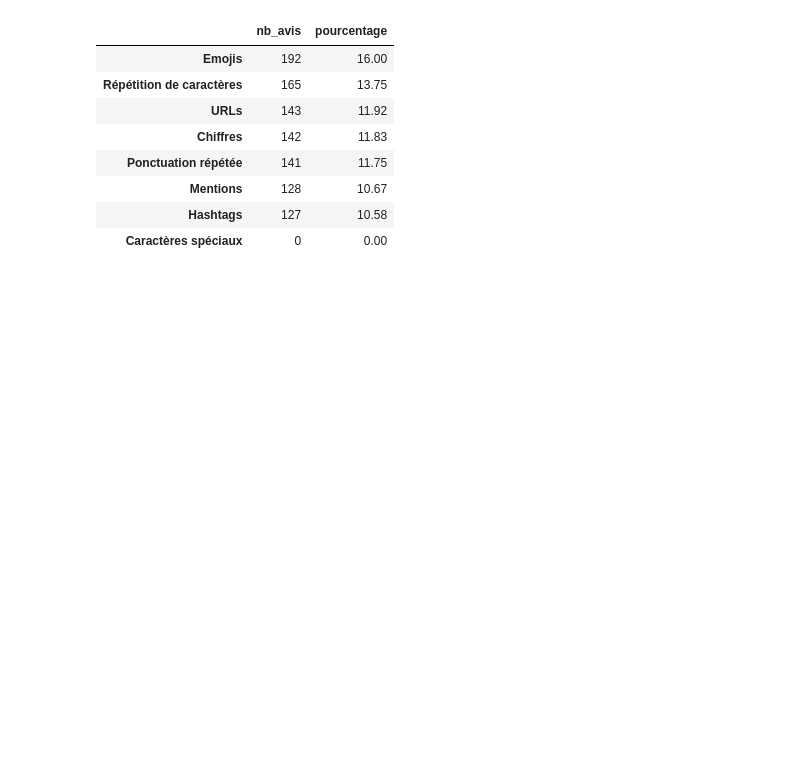
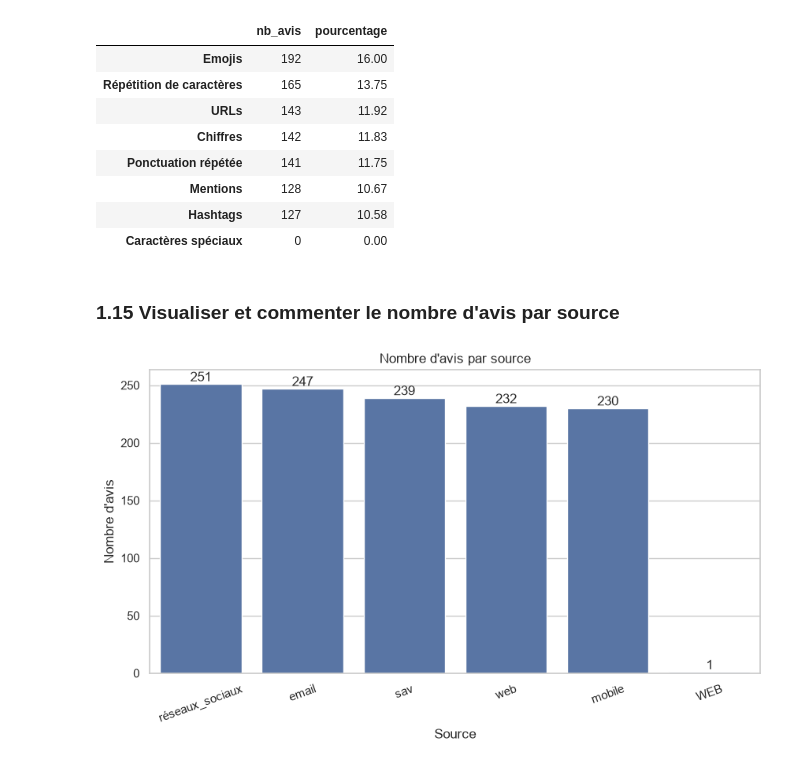
Before and after one commit to galassmyname/Atelier-donnes-textuelles, a Jupyter notebook: atelier_prepa_donnees_textuelles/notebooks/atelier_prepa_donnees_textuelles.ipynb, the cells around one changed output. Drawn from its saved outputs; the diff is of its cells as text; code cells hidden in the pictures; blank space fills up the shorter version.

Commit message:
commentaire sur la répartition des avis par source

```diff
--- a/atelier_prepa_donnees_textuelles/notebooks/atelier_prepa_donnees_textuelles.ipynb
+++ b/atelier_prepa_donnees_textuelles/notebooks/atelier_prepa_donnees_textuelles.ipynb
@@ -411,3 +411,16 @@ resume_caracteres.sort_values("nb_avis", ascending=False)
 | Mentions | 128 | 10.67 |
 | Hashtags | 127 | 10.58 |
 | Caractères spéciaux | 0 | 0.00 |
+# %% [markdown]
+### 1.15 Visualiser et commenter le nombre d'avis par source
+# %%
+plt.figure(figsize=(10, 5))
+ax = sns.countplot(data=df, x="source", order=df["source"].value_counts().index)
+ax.bar_label(ax.containers[0])
+plt.title("Nombre d'avis par source")
+plt.xlabel("Source")
+plt.ylabel("Nombre d'avis")
+plt.xticks(rotation=20)
+plt.show()
+# %% [output]
+[figure, added]
```
Also changed, not shown: parts of 1 cell of this notebook.
